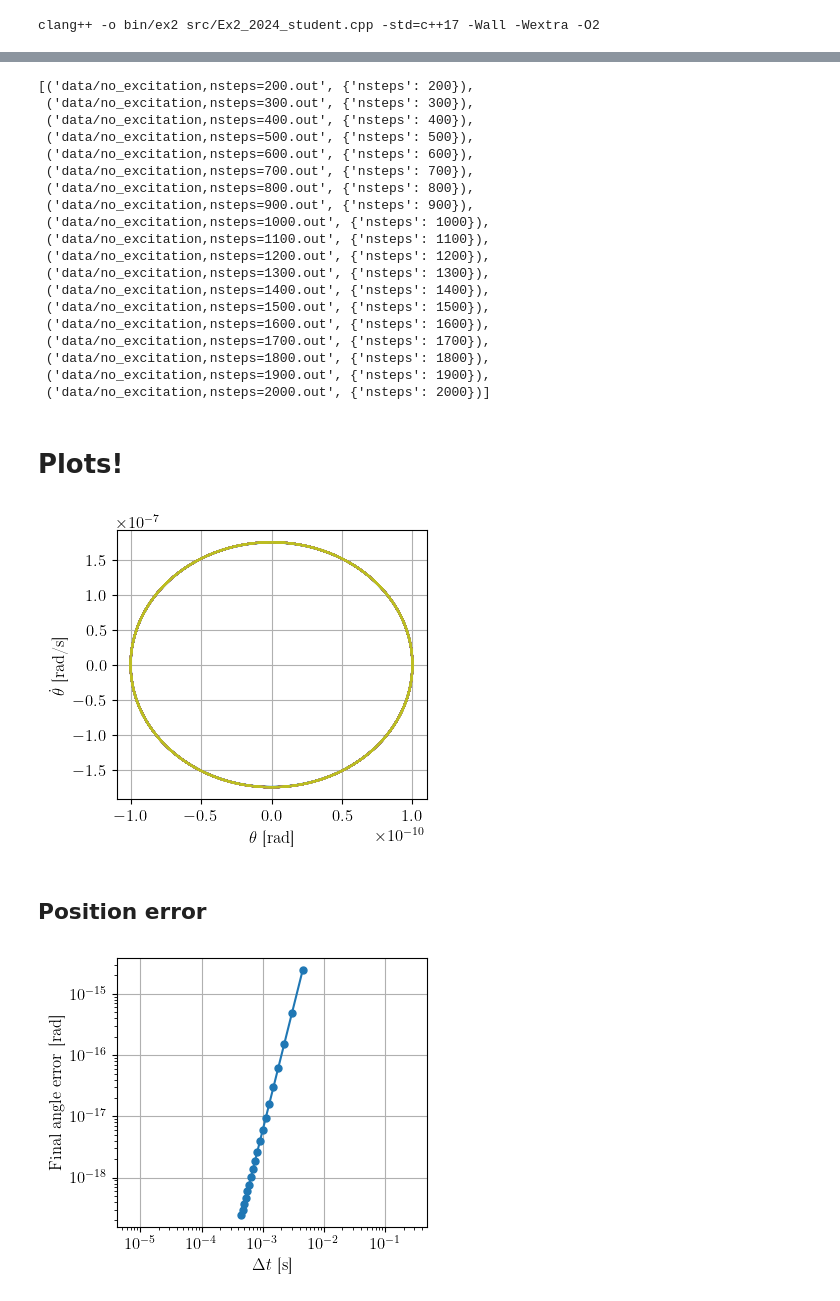
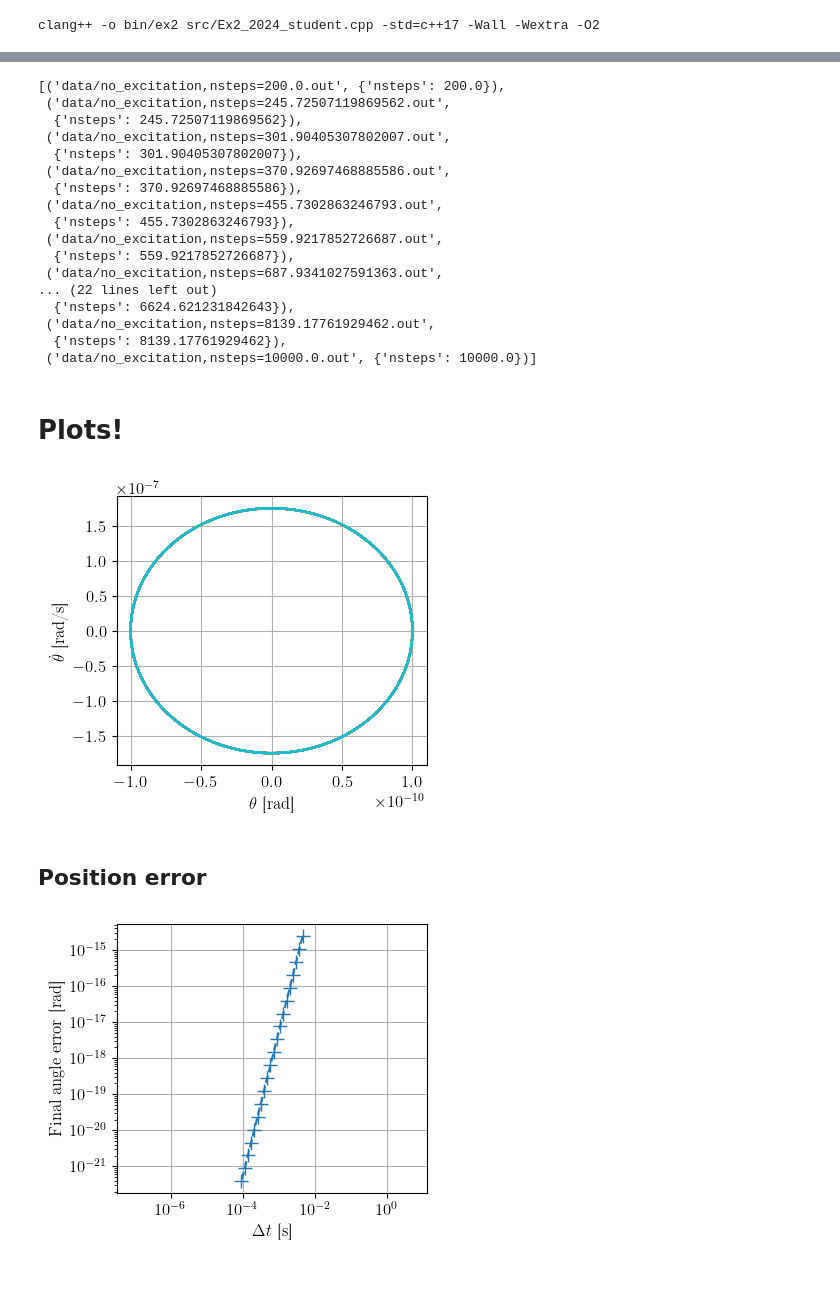
Before and after one commit to TomVdt/PhysNum, a Jupyter notebook: exercice2/analysis/analysis3ai.ipynb, the cells around one changed output, grey strips where cells are left out. Saved outputs shown, nothing was run; the diff lists cells and outputs as text; code cells hidden in the pictures.

```diff
--- a/exercice2/analysis/analysis3ai.ipynb
+++ b/exercice2/analysis/analysis3ai.ipynb
@@ -47,7 +47,7 @@ def run(config_file: str, output_file: str, params: dict = {}) -> None:
     subprocess.run(cmd, shell=True, stdout=subprocess.DEVNULL)
     # print("Done")
 # %%
-nsteps = np.array([*range(200, 2001, 100)])
+nsteps = np.geomspace(200, 10000, 20)
 nsimul = len(nsteps)  # Number of simulations to perform
 
 conf = {}
@@ -127,25 +128,23 @@ for file, params in zip(outputs, all_params):
 
 file_and_params
 # %% [output]
-[('data/no_excitation,nsteps=200.out', {'nsteps': 200}),
- ('data/no_excitation,nsteps=300.out', {'nsteps': 300}),
- ('data/no_excitation,nsteps=400.out', {'nsteps': 400}),
- ('data/no_excitation,nsteps=500.out', {'nsteps': 500}),
- ('data/no_excitation,nsteps=600.out', {'nsteps': 600}),
- ('data/no_excitation,nsteps=700.out', {'nsteps': 700}),
- ('data/no_excitation,nsteps=800.out', {'nsteps': 800}),
- ('data/no_excitation,nsteps=900.out', {'nsteps': 900}),
- ('data/no_excitation,nsteps=1000.out', {'nsteps': 1000}),
- ('data/no_excitation,nsteps=1100.out', {'nsteps': 1100}),
- ('data/no_excitation,nsteps=1200.out', {'nsteps': 1200}),
- ('data/no_excitation,nsteps=1300.out', {'nsteps': 1300}),
- ('data/no_excitation,nsteps=1400.out', {'nsteps': 1400}),
- ('data/no_excitation,nsteps=1500.out', {'nsteps': 1500}),
- ('data/no_excitation,nsteps=1600.out', {'nsteps': 1600}),
- ('data/no_excitation,nsteps=1700.out', {'nsteps': 1700}),
- ('data/no_excitation,nsteps=1800.out', {'nsteps': 1800}),
- ('data/no_excitation,nsteps=1900.out', {'nsteps': 1900}),
- ('data/no_excitation,nsteps=2000.out', {'nsteps': 2000})]
+[('data/no_excitation,nsteps=200.0.out', {'nsteps': 200.0}),
+ ('data/no_excitation,nsteps=245.72507119869562.out',
+  {'nsteps': 245.72507119869562}),
+ ('data/no_excitation,nsteps=301.90405307802007.out',
+  {'nsteps': 301.90405307802007}),
+ ('data/no_excitation,nsteps=370.92697468885586.out',
+  {'nsteps': 370.92697468885586}),
+ ('data/no_excitation,nsteps=455.7302863246793.out',
+  {'nsteps': 455.7302863246793}),
+ ('data/no_excitation,nsteps=559.9217852726687.out',
+  {'nsteps': 559.9217852726687}),
+ ('data/no_excitation,nsteps=687.9341027591363.out',
+... (22 lines left out)
+  {'nsteps': 6624.621231842643}),
+ ('data/no_excitation,nsteps=8139.17761929462.out',
+  {'nsteps': 8139.17761929462}),
+ ('data/no_excitation,nsteps=10000.0.out', {'nsteps': 10000.0})]
 # %% [markdown]
 # Plots!
 # %%
@@ -161,7 +160,7 @@ plt.ylabel(r'$\dot{\theta}$ [rad/s]')
 plt.grid()
 # plt.legend()
 # %% [output]
-[figure, old version]
+[figure, new version]
 # %% [markdown]
 ## Position error
 # %%
@@ -175,16 +174,17 @@ for i, (file, params) in enumerate(file_and_params):
     pos_errors[i] = abs(actual_theta - thetaf)
     speed_errors[i] = abs(actual_thetadot - thetadotf)
 # %%
-plt.loglog(dt, pos_errors, '.-', label='Pos')
+plt.loglog(dt, pos_errors, '+--', fillstyle='none', label='Pos')
+# plt.loglog(dt, dt**4)
 
 plt.xlabel(r'$\Delta t$ [s]')
 plt.ylabel(r'Final angle error [rad]')
 plt.xticks()
 plt.yticks()
 plt.grid()
 # plt.legend()
 plt.axis('equal')
 plt.savefig(export_path + 'no_excitation_pos_conv.pdf')
 # %% [output]
-[figure, old version]
+[figure, new version]
 # %%
```
Also changed, not shown: parts of 2 cells of this notebook, 5 other files.
